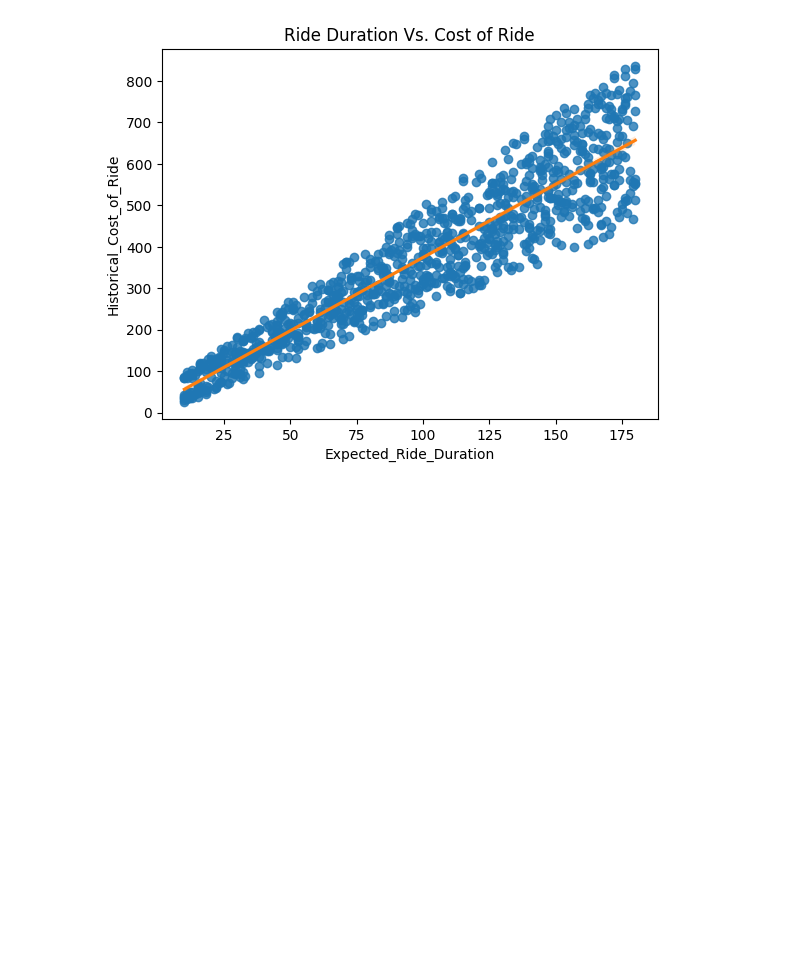
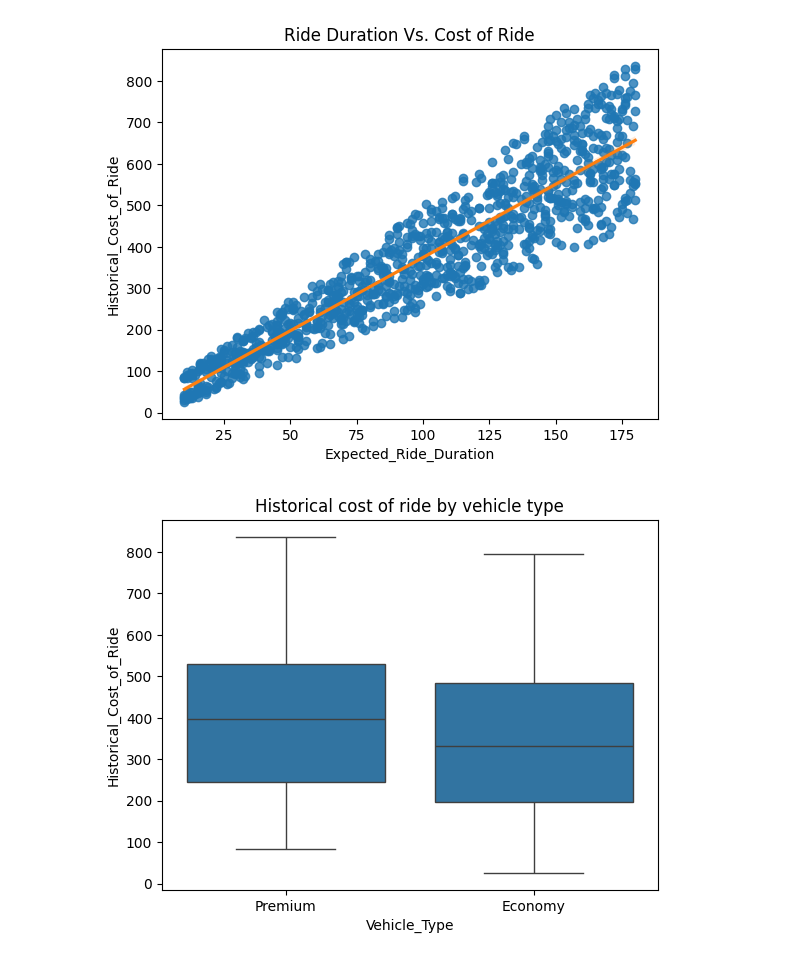
Before and after one commit to MohammadHosseinDalghi/Dynamic-Pricing-Strategy, a Jupyter notebook: Main.ipynb, the cells around one changed output. Drawn from its saved outputs; the diff is of its cells as text; code cells hidden in the pictures; blank space fills up the shorter version.

Commit message:
Add boxplot

```diff
--- a/Main.ipynb
+++ b/Main.ipynb
@@ -49,3 +49,12 @@ sns.regplot(
 plt.title('Ride Duration Vs. Cost of Ride');
 # %% [output]
 [figure]
+# %%
+sns.boxplot(
+    data=df,
+    x='Vehicle_Type',
+    y='Historical_Cost_of_Ride'
+)
+plt.title('Historical cost of ride by vehicle type');
+# %% [output]
+[figure, added]
```
